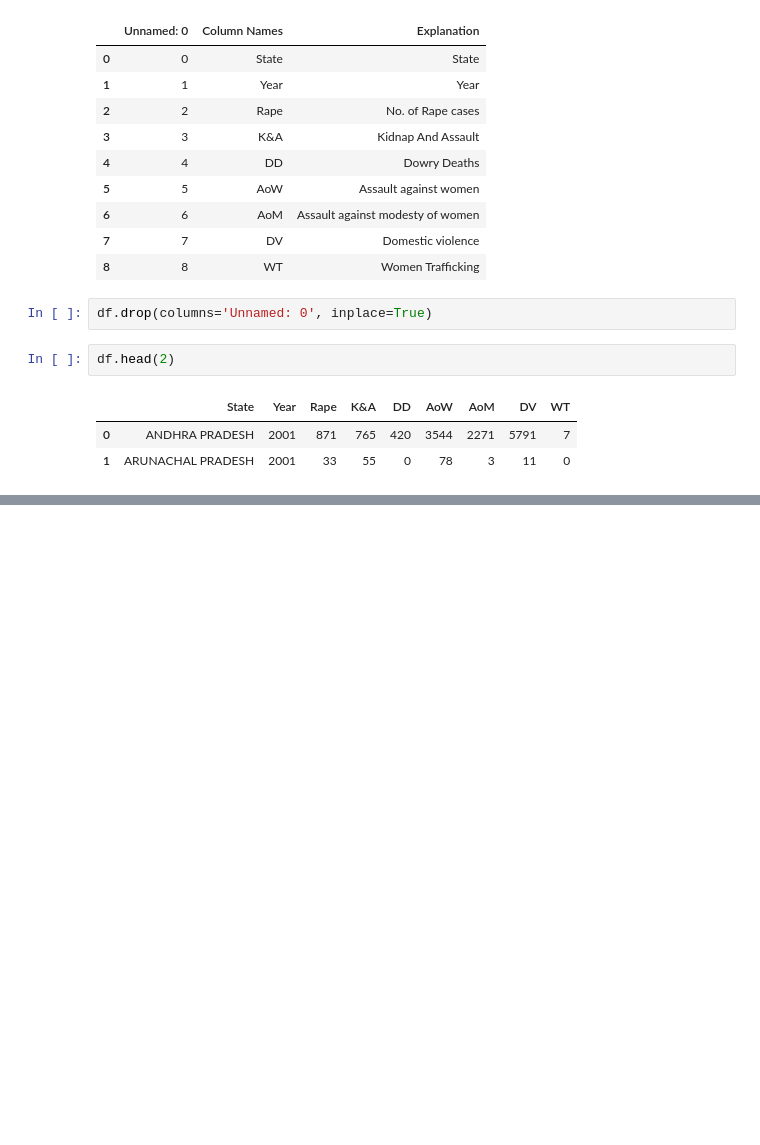
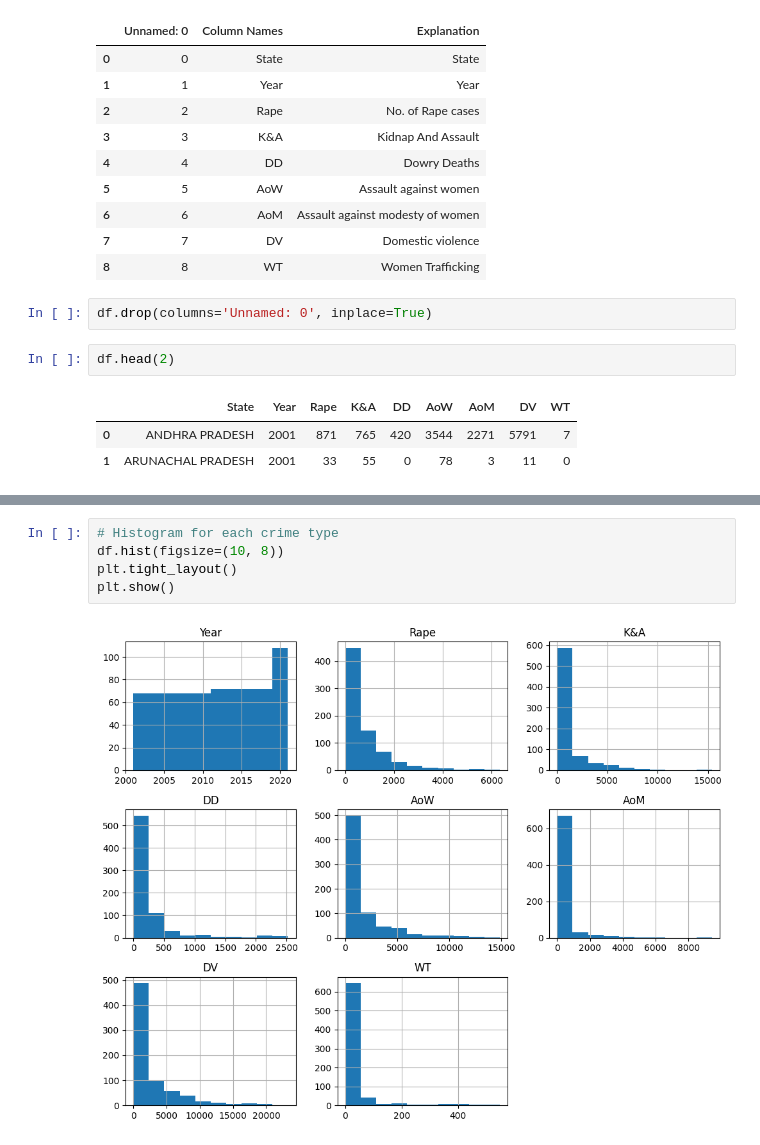
Before and after one commit to pain459/LP, a Jupyter notebook: projects/data_analysis_projects/crimes_against_women/workbook.ipynb, the cells around one changed output, grey strips where cells are left out. Saved outputs shown, nothing was run; the diff lists cells and outputs as text; blank space fills up the shorter version.

```diff
--- a/projects/data_analysis_projects/crimes_against_women/workbook.ipynb
+++ b/projects/data_analysis_projects/crimes_against_women/workbook.ipynb
@@ -46,3 +48,10 @@ df.describe()
 | 50% | 2011.000000 | 348.500000 | 290.000000 | 29.000000 | 387.500000 | 31.000000 | 678.500000 | 0.000000 |
 | 75% | 2016.000000 | 1069.000000 | 1216.000000 | 259.000000 | 2122.250000 | 277.500000 | 3545.000000 | 15.000000 |
 | max | 2021.000000 | 6337.000000 | 15381.000000 | 2524.000000 | 14853.000000 | 9422.000000 | 23278.000000 | 549.000000 |
+# %%
+# Histogram for each crime type
+df.hist(figsize=(10, 8))
+plt.tight_layout()
+plt.show()
+# %% [output]
+[figure, added]
```
Also changed, not shown: parts of 9 cells of this notebook.
